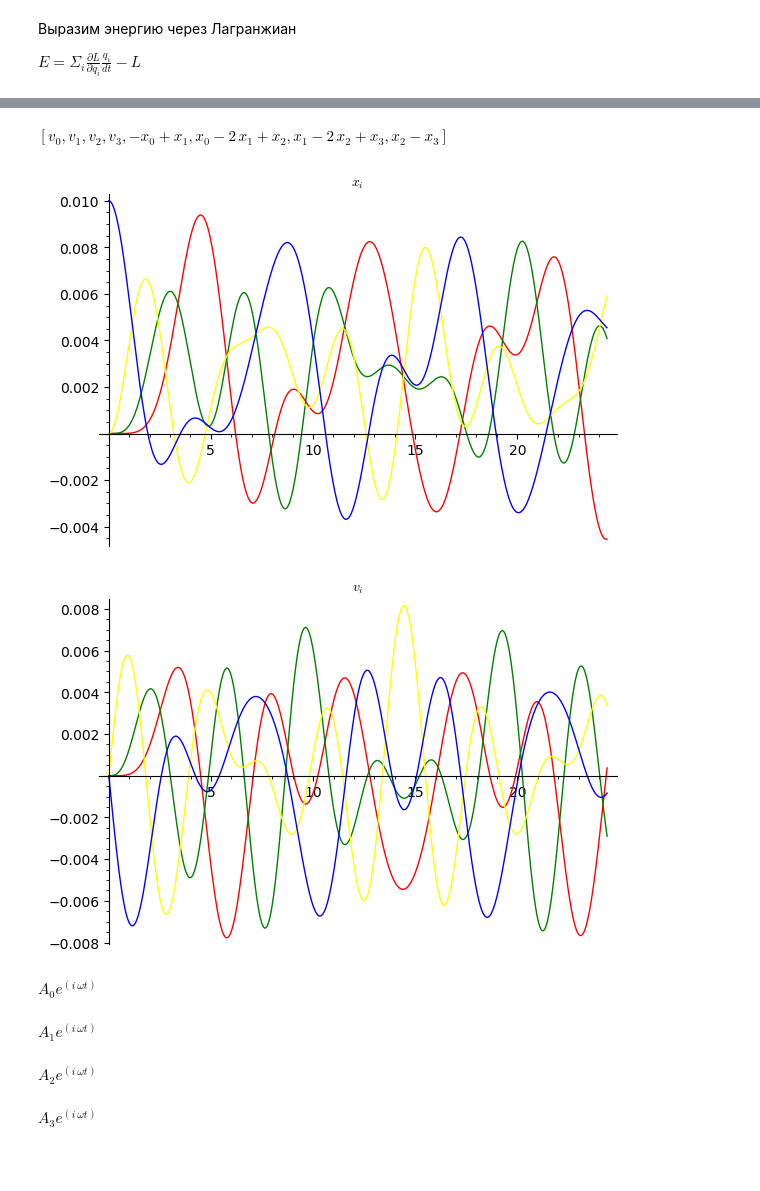
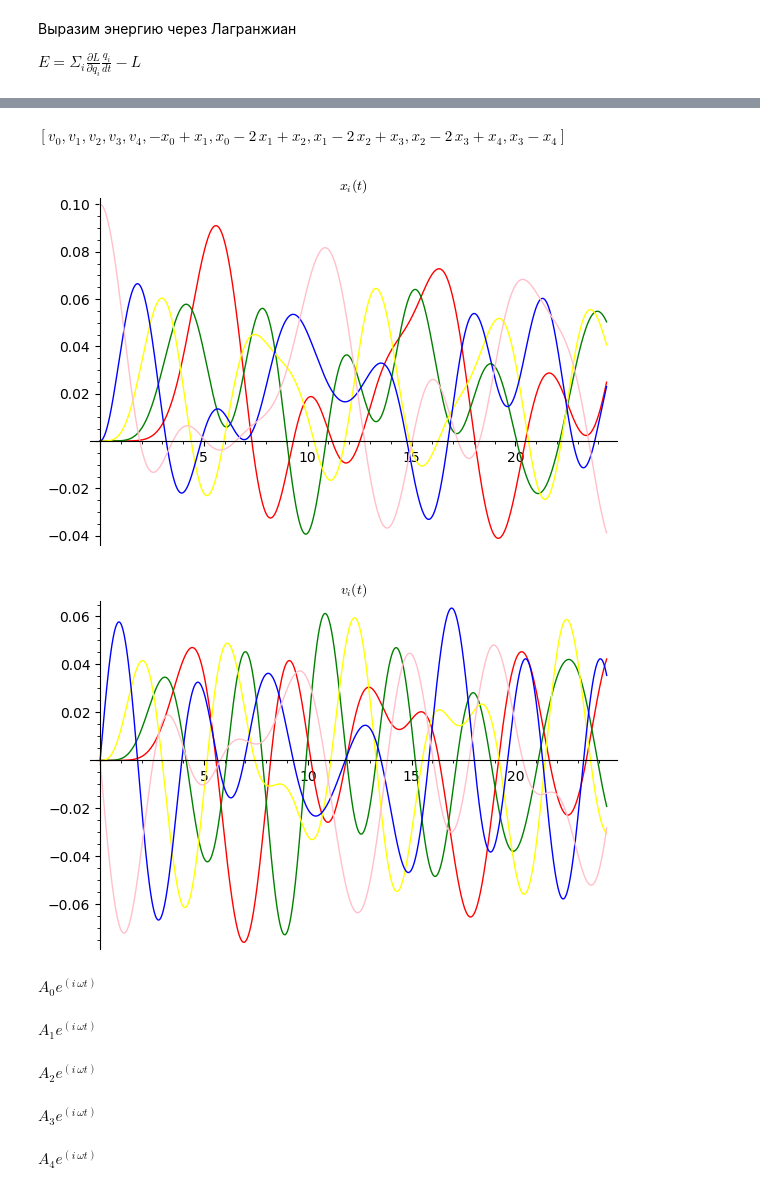
Before and after one commit to daju1/study, a Jupyter notebook: classical_mechanics/SR11/lattice_1d_oscillations-km.ipynb, the cells around one changed output, grey strips where cells are left out. Saved outputs shown, nothing was run; the diff lists cells and outputs as text; code cells hidden in the pictures; blank space fills up the shorter version.

```diff
--- a/classical_mechanics/SR11/lattice_1d_oscillations-km.ipynb
+++ b/classical_mechanics/SR11/lattice_1d_oscillations-km.ipynb
@@ -10,7 +10,7 @@ def displ(tex):
     display(Math(tex))
 # %%
 t = var("t")
-N = 4
+N = 5
 x = []
 X = []
 m = var("m")
@@ -118,7 +121,7 @@ values = [
 f = [de_i.subs(values) for de_i in des]
 disp(f)
 # %% [output]
-$\displaystyle \left[v_{0}, v_{1}, v_{2}, v_{3}, -x_{0} + x_{1}, x_{0} - 2 \, x_{1} + x_{2}, x_{1} - 2 \, x_{2} + x_{3}, x_{2} - x_{3}\right]$
+$\displaystyle \left[v_{0}, v_{1}, v_{2}, v_{3}, v_{4}, -x_{0} + x_{1}, x_{0} - 2 \, x_{1} + x_{2}, x_{1} - 2 \, x_{2} + x_{3}, x_{2} - 2 \, x_{3} + x_{4}, x_{3} - x_{4}\right]$
 # %%
 # Solve numerically a system of first-order ordinary differential equations
 # using odeint from scipy.integrate module.
@@ -133,6 +136,7 @@ times = srange(0, 24.4, 0.01)
 
 x0 = 0.1
 dvars = X+V
-ics=[0,0,0,0.01, 0,0,0,0]
+ics=[0 for i in range(2*N)]
+ics[N-1] = 0.1
 
 sol = desolve_odeint(des=f, ics=ics, times=times, dvars=dvars, ivar=t)
@@ -141,21 +143,19 @@ colors = ["red", "green", "yellow", "blue"]
+# %%
+colors = ["red", "green", "yellow", "blue", "pink", "brown"]
 # %%
-p  = line(zip(times,sol[:,0]), color=colors[0])
-p += line(zip(times,sol[:,1]), color=colors[1])
-p += line(zip(times,sol[:,2]), color=colors[2])
-p += line(zip(times,sol[:,3]), color=colors[3])
-
-p.show(title="$x_i$")
+p = Graphics()
+for i in range(N):
+    p += line(zip(times,sol[:,i]), color=colors[i])
+p.show(title="$x_i(t)$")
 # %% [output]
-[figure, old version]
+[figure, new version]
 # %%
-p  = line(zip(times,sol[:,4]), color=colors[0])
-p += line(zip(times,sol[:,5]), color=colors[1])
-p += line(zip(times,sol[:,6]), color=colors[2])
-p += line(zip(times,sol[:,7]), color=colors[3])
-
-p.show(title="$v_i$")
+p = Graphics()
+for i in range(N):
+    p += line(zip(times,sol[:,i+N]), color=colors[i])
+p.show(title="$v_i(t)$")
 # %% [output]
-[figure, old version]
+[figure, new version]
 # %%
 A = []
 omega = var("omega")
@@ -175,6 +175,7 @@ $\displaystyle A_{0} e^{\left(i \, \omega t\right)}$
 $\displaystyle A_{1} e^{\left(i \, \omega t\right)}$
 $\displaystyle A_{2} e^{\left(i \, \omega t\right)}$
 $\displaystyle A_{3} e^{\left(i \, \omega t\right)}$
+$\displaystyle A_{4} e^{\left(i \, \omega t\right)}$
 # %%
 # подставляя решения в систему
 # уравнений Эйлера Лагранжа
```
Also changed, not shown: parts of 26 cells of this notebook.
